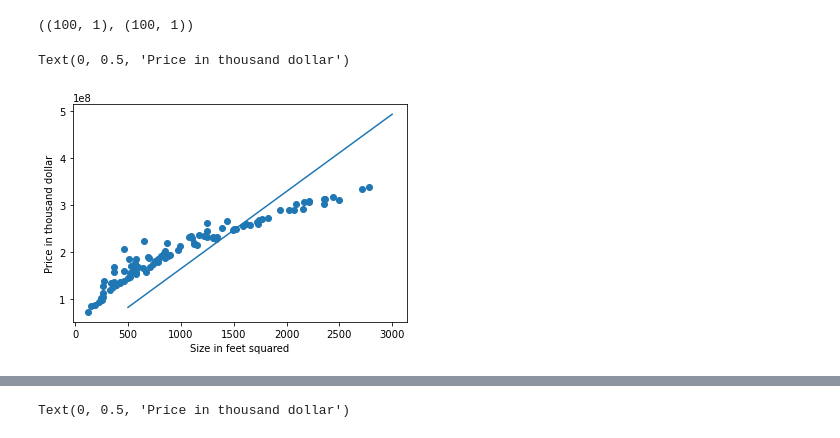
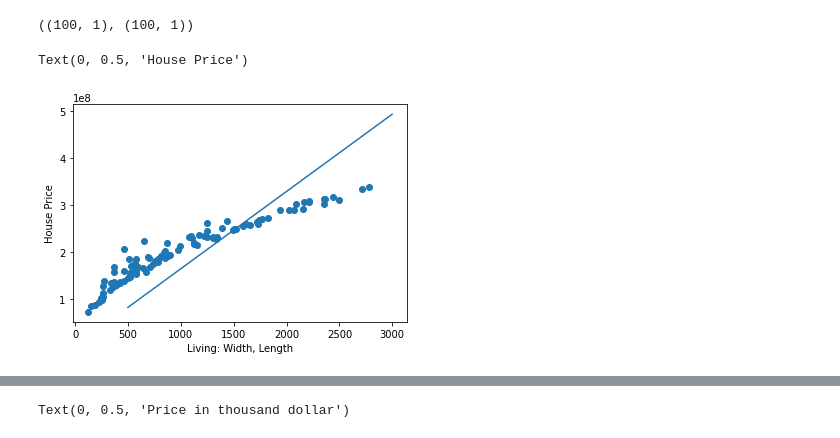
Before and after one commit to nhutnamhcmus/lab-machine-learning-solution, a Jupyter notebook: Lab02/Lab02.ipynb, the cells around one changed output, grey strips where cells are left out. Drawn from its saved outputs; the diff is of its cells as text; code cells hidden in the pictures.

```diff
--- a/Lab02/Lab02.ipynb
+++ b/Lab02/Lab02.ipynb
@@ -219,7 +218,9 @@ $$ \text{giá} = a * \text{rộng} + b* \text{dài} + c , a, b, c \in \mathbb{R}
 - Nén thành file NMMH_TH2_MSSV.rar (.zip) và nộp về: dinhvietcuong1996@gmail.com
 - Deadline: 23g59 thứ 3 ngày 02/06/2020. Nộp trễ bị chia đôi số điểm.
 # %%
+import pandas as pd
+import numpy as np
 df = pd.read_csv("House_Price_2.csv")
-df['size'] = df['width'] * df['length']
+df.insert(2, "size", np.array(df['width']) * np.array(df['length']), True)
 df
 # %% [output]
@@ -244,18 +245,18 @@ y = y.reshape(-1,1)
 # %%
 import numpy as np
 
-a, b = 1.0, 100.0           ## khởi tạo a, b
+w0, w1 = 1.0, 100.0           ## khởi tạo a, b
 
 n_iter = 10000           ## số vòng lặp cập nhật a, b
 lmda = 0.0000001          ## learning rate
 for ii in range(n_iter):
-    error = y - a*X-b
-    a = a - 2* lmda * np.mean(error*(-X))    ##cập nhật a và b
-    b = b - 2* lmda * np.mean(error*(-1))
+    error = y - w0*X-w1
+    w0 = w0 - 2* lmda * np.mean(error*(-X))    ##cập nhật a và b
+    w1 = w1 - 2* lmda * np.mean(error*(-1))
     if ii % 1000 == 0:
-        loss = np.mean(np.square(y - a*X-b))
+        loss = np.mean(np.square(y - w0*X-w1))
         print("Loss at iter {}: {}".format(ii, loss))
-loss = np.mean(np.square(y - a*X-b))
+loss = np.mean(np.square(y - w0*X-w1))
 print("Final loss: ", loss)
 # %% [output]
 Loss at iter 0: 2.381866497662581e+16
@@ -274,13 +275,12 @@ error.shape, X.shape
 # %% [output]
 ((100, 1), (100, 1))
 # %%
-## vẽ hình
 import matplotlib.pyplot as plt
 plt.scatter(df["size"], df["price"])
-plt.plot(np.arange(500, 3000), a*np.arange(500, 3000) + b)   ## vẽ solution tìm được
-plt.xlabel("Size in feet squared")
-plt.ylabel("Price in thousand dollar")
+plt.plot(np.arange(500, 3000), w0*np.arange(500, 3000) + w1)   ## vẽ solution tìm được
+plt.xlabel("Living: Width, Length")
+plt.ylabel("House Price")
 # %% [output]
-Text(0, 0.5, 'Price in thousand dollar')
+Text(0, 0.5, 'House Price')
-[figure, old version]
+[figure, new version]
 # %%
```
Also changed, not shown: parts of 11 cells of this notebook.
